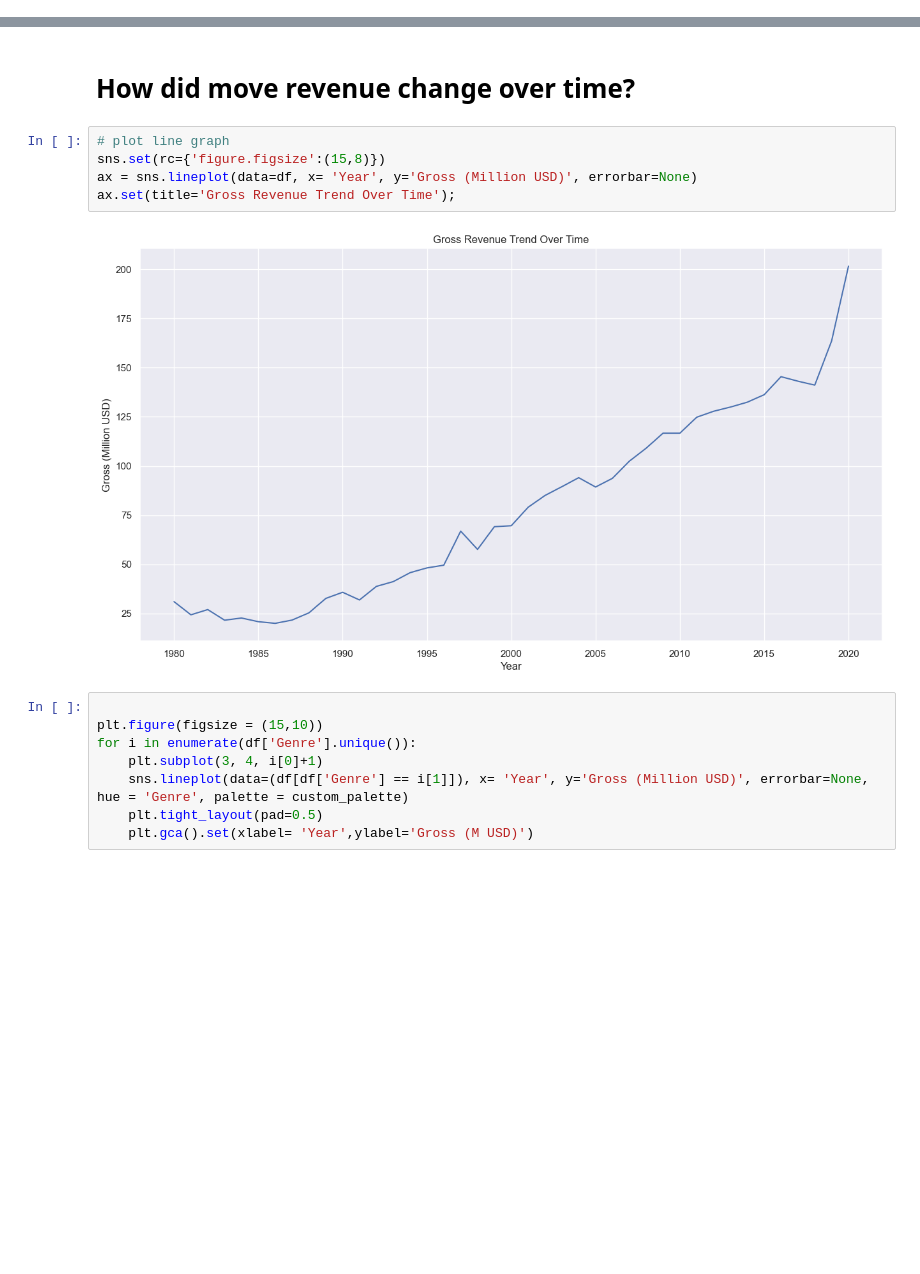
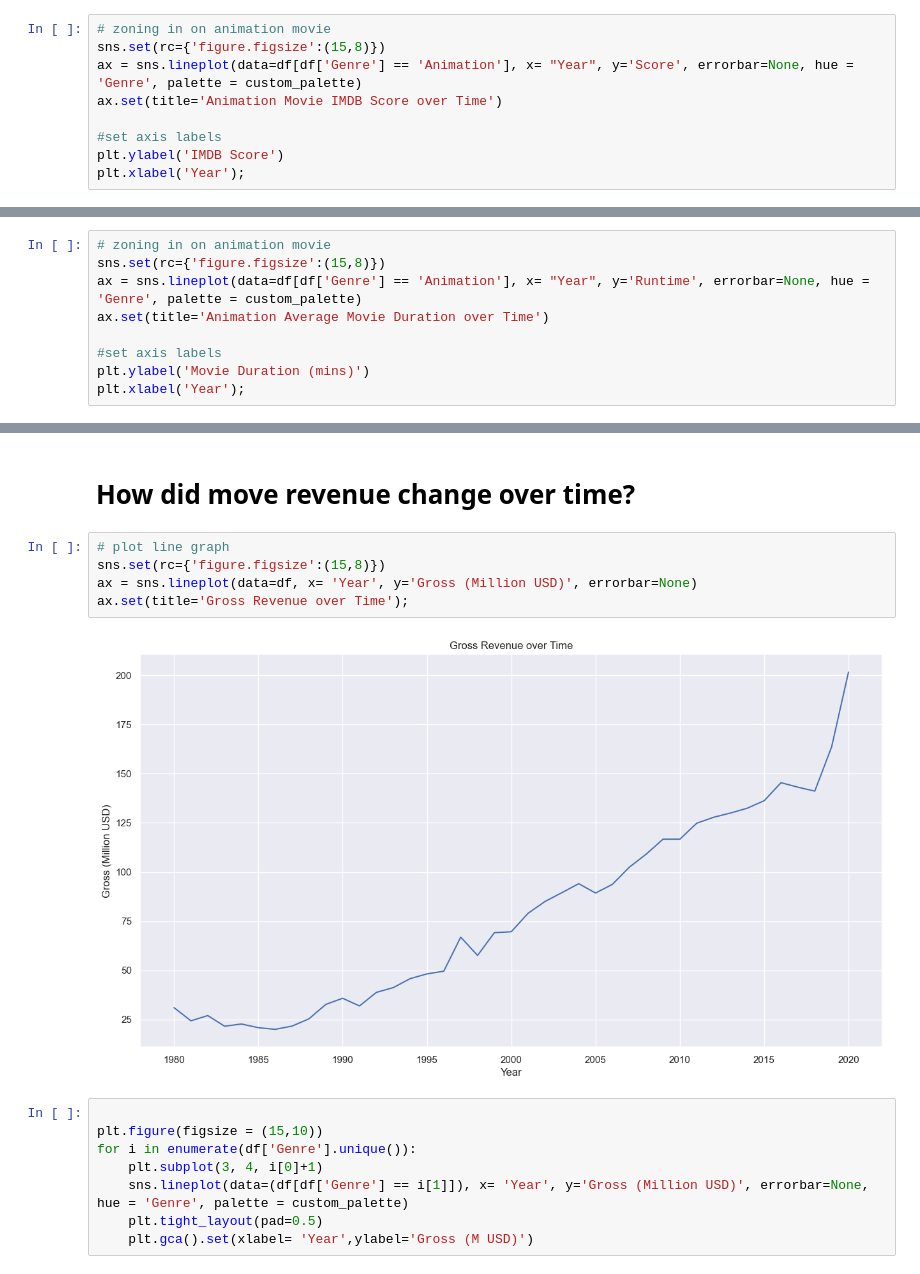
Before and after one commit to omi-singh17/Statistical_Assignments, a Jupyter notebook: Data Storytelling/Movie Data.ipynb, the cells around one changed output, grey strips where cells are left out. Drawn from its saved outputs; the diff is of its cells as text; blank space fills up the shorter version.

```diff
--- a/Data Storytelling/Movie Data.ipynb
+++ b/Data Storytelling/Movie Data.ipynb
@@ -363,3 +377,12 @@ for i in enumerate(df['Genre'].unique()):
     plt.gca().set(ylabel= 'IMDB Score',xlabel='Year')
 # %% [output]
 [figure]
+# %%
+# zoning in on animation movie
+sns.set(rc={'figure.figsize':(15,8)})
+ax = sns.lineplot(data=df[df['Genre'] == 'Animation'], x= "Year", y='Score', errorbar=None, hue = 'Genre', palette = custom_palette)
+ax.set(title='Animation Movie IMDB Score over Time')
+
+#set axis labels
+plt.ylabel('IMDB Score')
+plt.xlabel('Year');
@@ -389,3 +412,12 @@ for i in enumerate(df['Genre'].unique()):
     plt.gca().set(xlabel='Year',ylabel='Movie Duration (mins)')
 # %% [output]
 [figure]
+# %%
+# zoning in on animation movie
+sns.set(rc={'figure.figsize':(15,8)})
+ax = sns.lineplot(data=df[df['Genre'] == 'Animation'], x= "Year", y='Runtime', errorbar=None, hue = 'Genre', palette = custom_palette)
+ax.set(title='Animation Average Movie Duration over Time')
+
+#set axis labels
+plt.ylabel('Movie Duration (mins)')
+plt.xlabel('Year');
@@ -394,10 +428,10 @@ for i in enumerate(df['Genre'].unique()):
 # %%
 # plot line graph
 sns.set(rc={'figure.figsize':(15,8)})
 ax = sns.lineplot(data=df, x= 'Year', y='Gross (Million USD)', errorbar=None)
-ax.set(title='Gross Revenue Trend Over Time');
+ax.set(title='Gross Revenue over Time');
 # %% [output]
-[figure, old version]
+[figure, new version]
 # %%
 
 plt.figure(figsize = (15,10))
```
Also changed, not shown: parts of 7 cells of this notebook.
